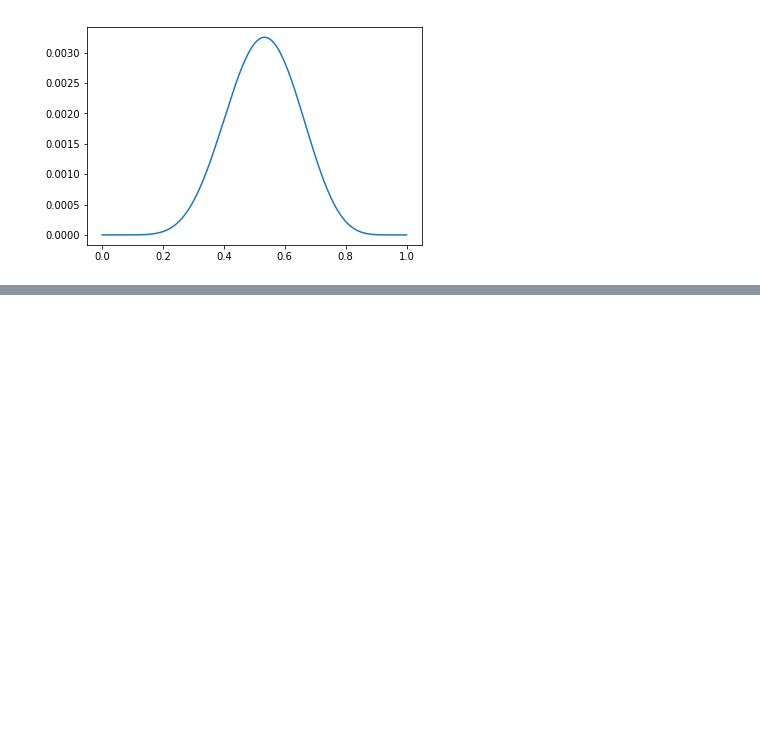
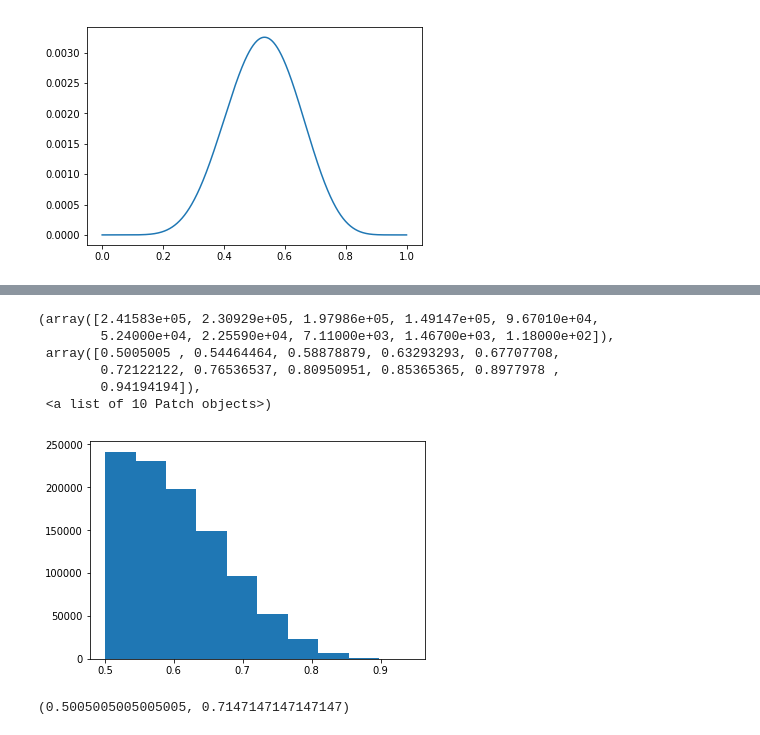
Before and after one commit to ralphrecto/rethinking, a Jupyter notebook: solutions/ch3.ipynb, the cells around one changed output, grey strips where cells are left out. Drawn from its saved outputs; the diff is of its cells as text; code cells hidden in the pictures; blank space fills up the shorter version.

```diff
--- a/solutions/ch3.ipynb
+++ b/solutions/ch3.ipynb
@@ -190,0 +227,15 @@ pp_distr[8]
+# %%
+nonuniform_sample = ralphlib.sample(posterior_non_uniform, 1000000)
+plt.hist(nonuniform_sample)
+# %% [output]
+(array([2.41583e+05, 2.30929e+05, 1.97986e+05, 1.49147e+05, 9.67010e+04,
+        5.24000e+04, 2.25590e+04, 7.11000e+03, 1.46700e+03, 1.18000e+02]),
+ array([0.5005005 , 0.54464464, 0.58878879, 0.63293293, 0.67707708,
+        0.72122122, 0.76536537, 0.80950951, 0.85365365, 0.8977978 ,
+        0.94194194]),
+ <a list of 10 Patch objects>)
+[figure, added]
+# %%
+hdpi(nonuniform_sample, 0.9)
+# %% [output]
+(0.5005005005005005, 0.7147147147147147)
```
Also changed, not shown: parts of 21 cells of this notebook, 1 other file.
